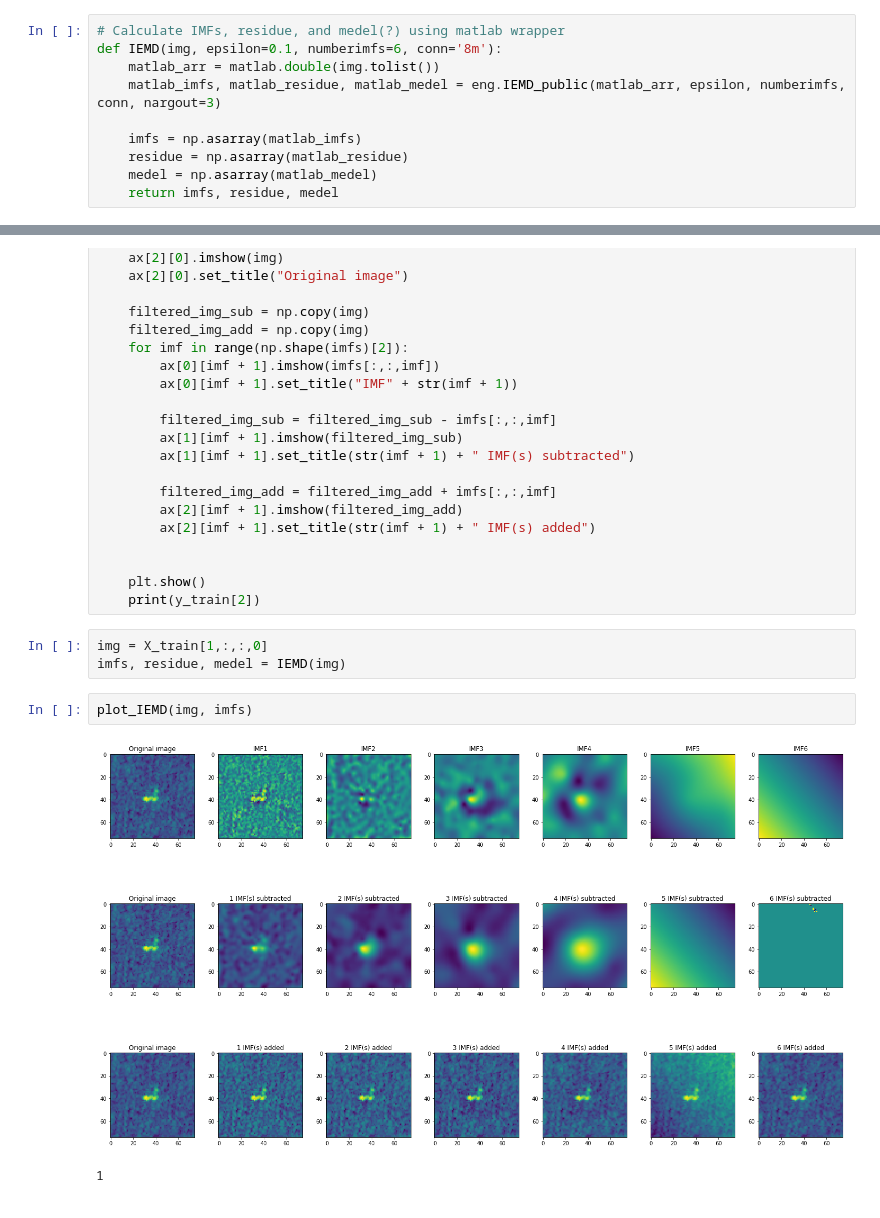
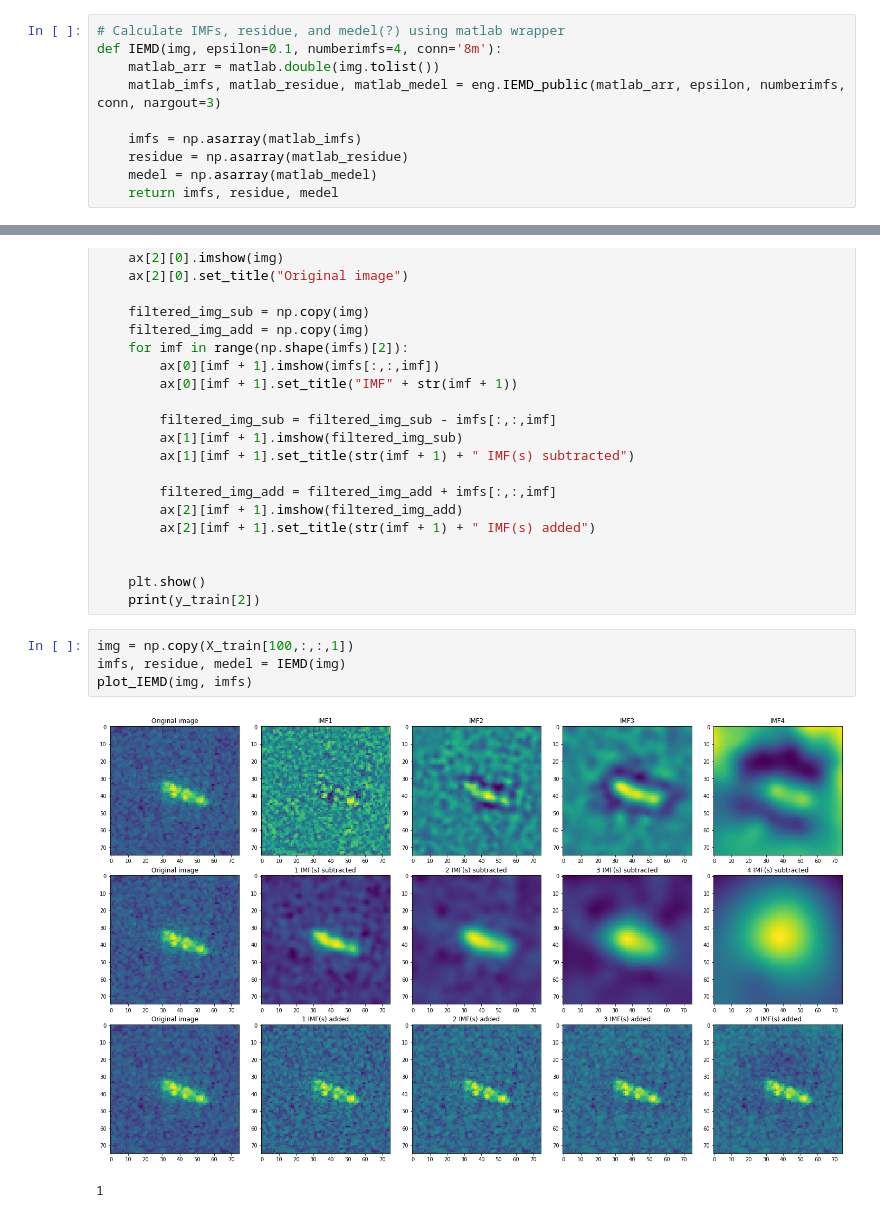
Before and after one commit to holwech/Spacebergs, a Jupyter notebook: python/EMD2D.ipynb, the cells around one changed output, grey strips where cells are left out. Saved outputs shown, nothing was run; the diff lists cells and outputs as text.

```diff
--- a/python/EMD2D.ipynb
+++ b/python/EMD2D.ipynb
@@ -63,7 +63,7 @@ conn = '8m'
 eng = matlab.engine.start_matlab()
 # %%
 # Calculate IMFs, residue, and medel(?) using matlab wrapper
-def IEMD(img, epsilon=0.1, numberimfs=6, conn='8m'):
+def IEMD(img, epsilon=0.1, numberimfs=4, conn='8m'):
     matlab_arr = matlab.double(img.tolist())
     matlab_imfs, matlab_residue, matlab_medel = eng.IEMD_public(matlab_arr, epsilon, numberimfs, conn, nargout=3)
 
@@ -102,10 +102,9 @@ def plot_IEMD(img, imfs):
     plt.show()
     print(y_train[2])
 # %%
-img = X_train[1,:,:,0]
+img = np.copy(X_train[100,:,:,1])
 imfs, residue, medel = IEMD(img)
+plot_IEMD(img, imfs)
+# %% [output]
+[figure, added]
+1
-# %%
-plot_IEMD(img, imfs)
-# %% [output]
-[figure, removed]
-1
```
Also changed, not shown: parts of 2 cells of this notebook.
